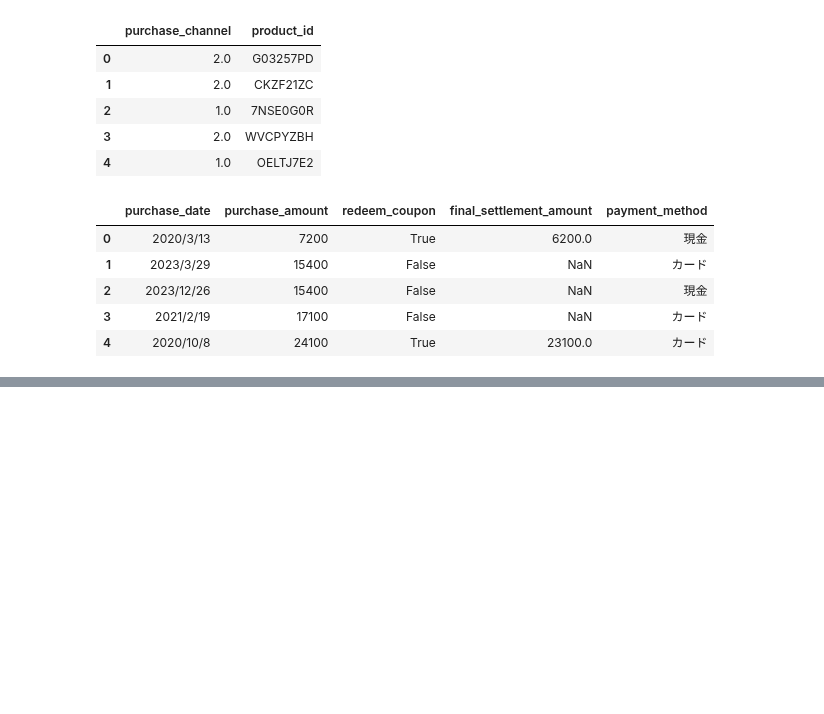
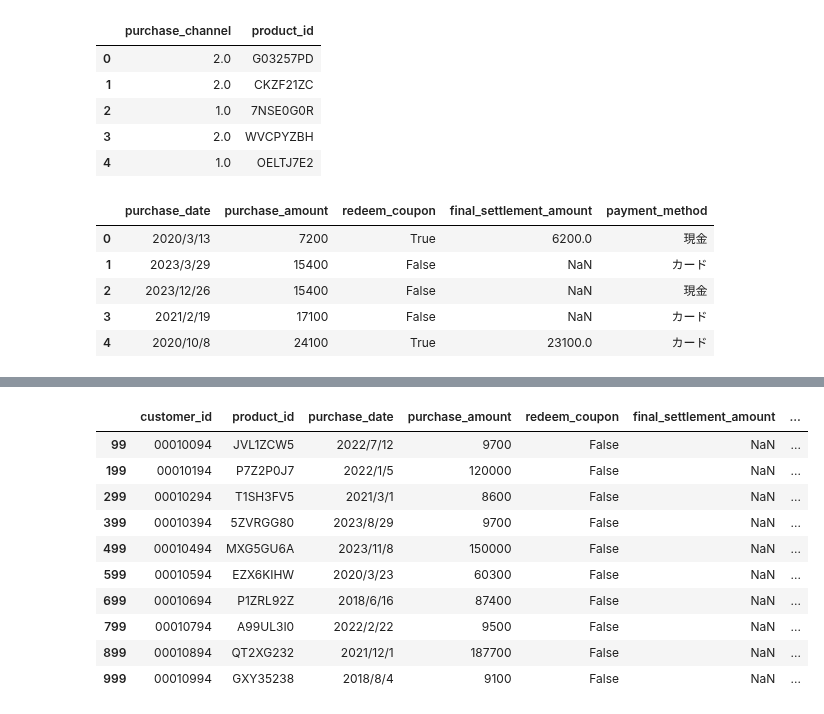
Before and after one commit to maton369/Data_Preprocessing_For_Data_Analyze, a Jupyter notebook: code/05_sort_filter.ipynb, the cells around one changed output, grey strips where cells are left out. Saved outputs shown, nothing was run; the diff lists cells and outputs as text; code cells hidden in the pictures; blank space fills up the shorter version.

```diff
--- a/code/05_sort_filter.ipynb
+++ b/code/05_sort_filter.ipynb
@@ -71,0 +120,18 @@ selected_columns_data.head()
+# %%
+# 100行目, 200行目, 300行目, ..., 1000行目を抽出（インデックスは0から始まるため、99, 199, 299, ..., 999を指定）
+selected_rows = df.iloc[range(99, 1000, 100)]
+
+# 結果の表示
+selected_rows
+# %% [output]
+|  | customer_id | product_id | purchase_date | purchase_amount | redeem_coupon | final_settlement_amount | ... |
+| 99 | 00010094 | JVL1ZCW5 | 2022/7/12 | 9700 | False | NaN | ... |
+| 199 | 00010194 | P7Z2P0J7 | 2022/1/5 | 120000 | False | NaN | ... |
+| 299 | 00010294 | T1SH3FV5 | 2021/3/1 | 8600 | False | NaN | ... |
+| 399 | 00010394 | 5ZVRGG80 | 2023/8/29 | 9700 | False | NaN | ... |
+| 499 | 00010494 | MXG5GU6A | 2023/11/8 | 150000 | False | NaN | ... |
+| 599 | 00010594 | EZX6KIHW | 2020/3/23 | 60300 | False | NaN | ... |
+| 699 | 00010694 | P1ZRL92Z | 2018/6/16 | 87400 | False | NaN | ... |
+| 799 | 00010794 | A99UL3I0 | 2022/2/22 | 9500 | False | NaN | ... |
+| 899 | 00010894 | QT2XG232 | 2021/12/1 | 187700 | False | NaN | ... |
+| 999 | 00010994 | GXY35238 | 2018/8/4 | 9100 | False | NaN | ... |
```
Also changed, not shown: parts of 6 cells of this notebook.
